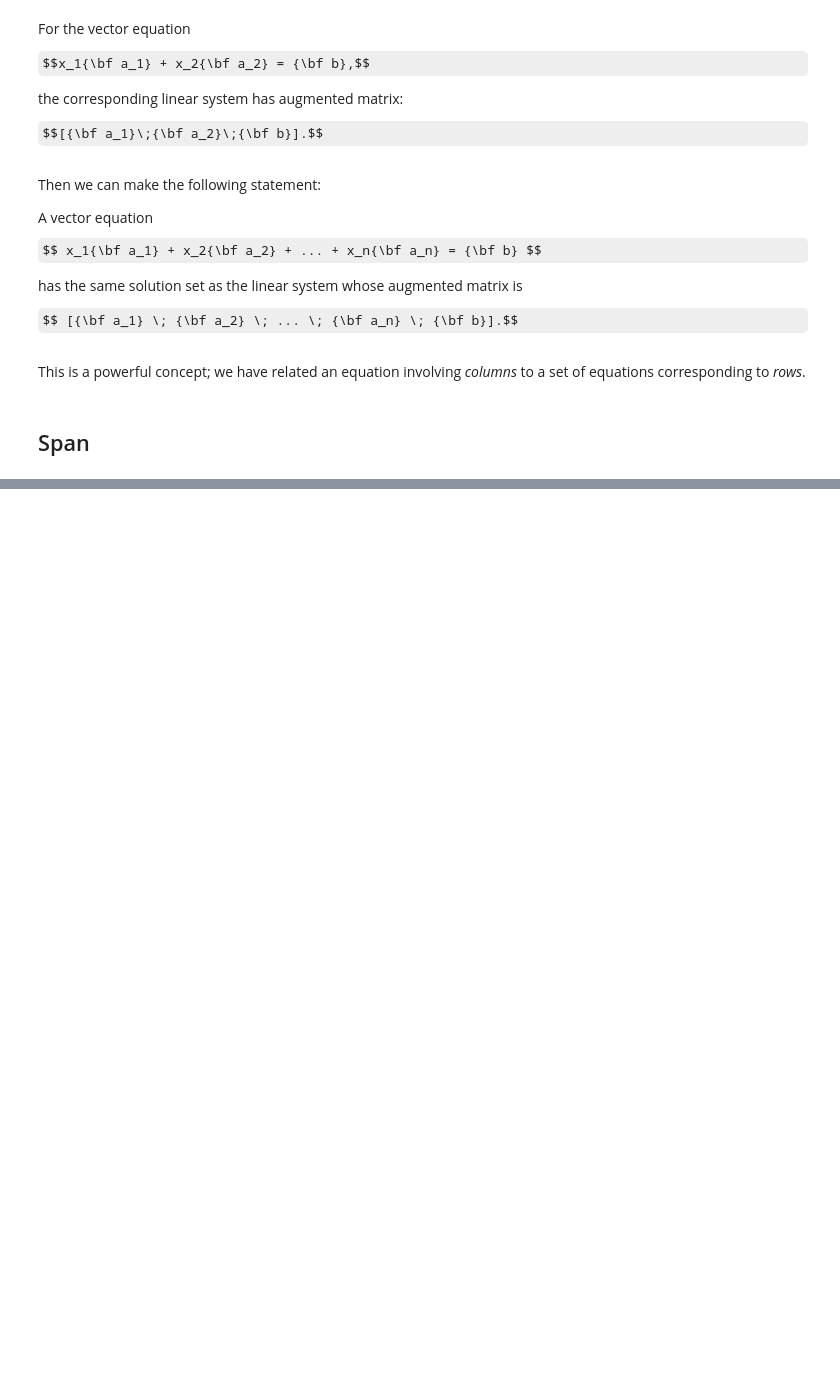
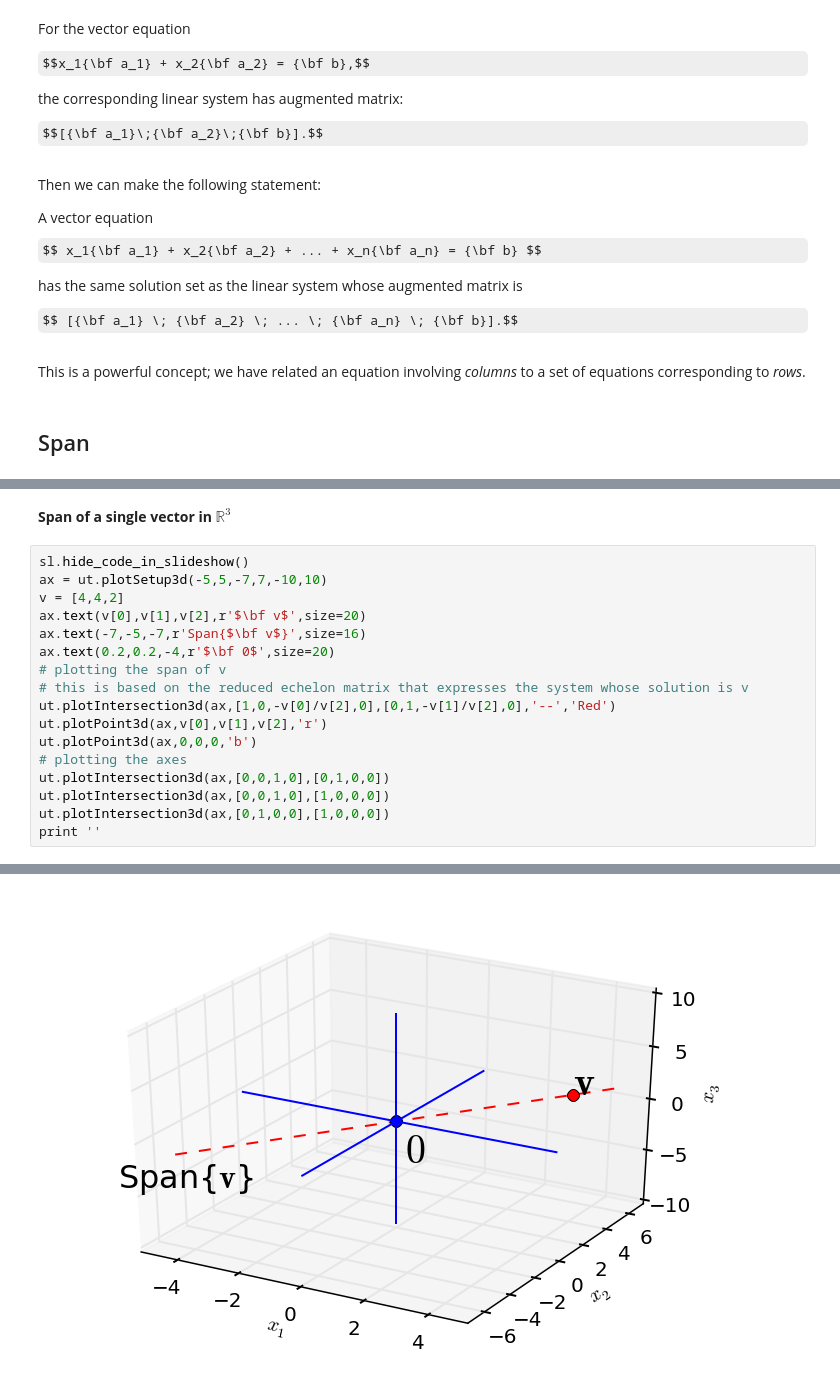
Before and after one commit to mcrovella/CS132-Geometric-Algorithms, a Jupyter notebook: L3VectorEquations.ipynb, the cells around one changed output, grey strips where cells are left out. Saved outputs shown, nothing was run; the diff lists cells and outputs as text; some formulas as TeX source; blank space fills up the shorter version.

```diff
--- a/L3VectorEquations.ipynb
+++ b/L3VectorEquations.ipynb
@@ -342,0 +347,20 @@ This is a powerful concept; we have related an equation involving _columns_ to a
+# %% [markdown]
+__Span of a single vector in $\mathbb{R}^3$__
+# %%
+sl.hide_code_in_slideshow()
+ax = ut.plotSetup3d(-5,5,-7,7,-10,10)
+v = [4,4,2]
+ax.text(v[0],v[1],v[2],r'$\bf v$',size=20)
+ax.text(-7,-5,-7,r'Span{$\bf v$}',size=16)
+ax.text(0.2,0.2,-4,r'$\bf 0$',size=20)
+# plotting the span of v
+# this is based on the reduced echelon matrix that expresses the system whose solution is v
+ut.plotIntersection3d(ax,[1,0,-v[0]/v[2],0],[0,1,-v[1]/v[2],0],'--','Red')
+ut.plotPoint3d(ax,v[0],v[1],v[2],'r')
+ut.plotPoint3d(ax,0,0,0,'b')
+# plotting the axes
+ut.plotIntersection3d(ax,[0,0,1,0],[0,1,0,0])
+ut.plotIntersection3d(ax,[0,0,1,0],[1,0,0,0])
+ut.plotIntersection3d(ax,[0,1,0,0],[1,0,0,0])
+print ''
+# %% [output]
@@ -342,0 +368 @@ This is a powerful concept; we have related an equation involving _columns_ to a
+[figure, added]
```
Also changed, not shown: parts of 9 cells of this notebook, 1 other file.
